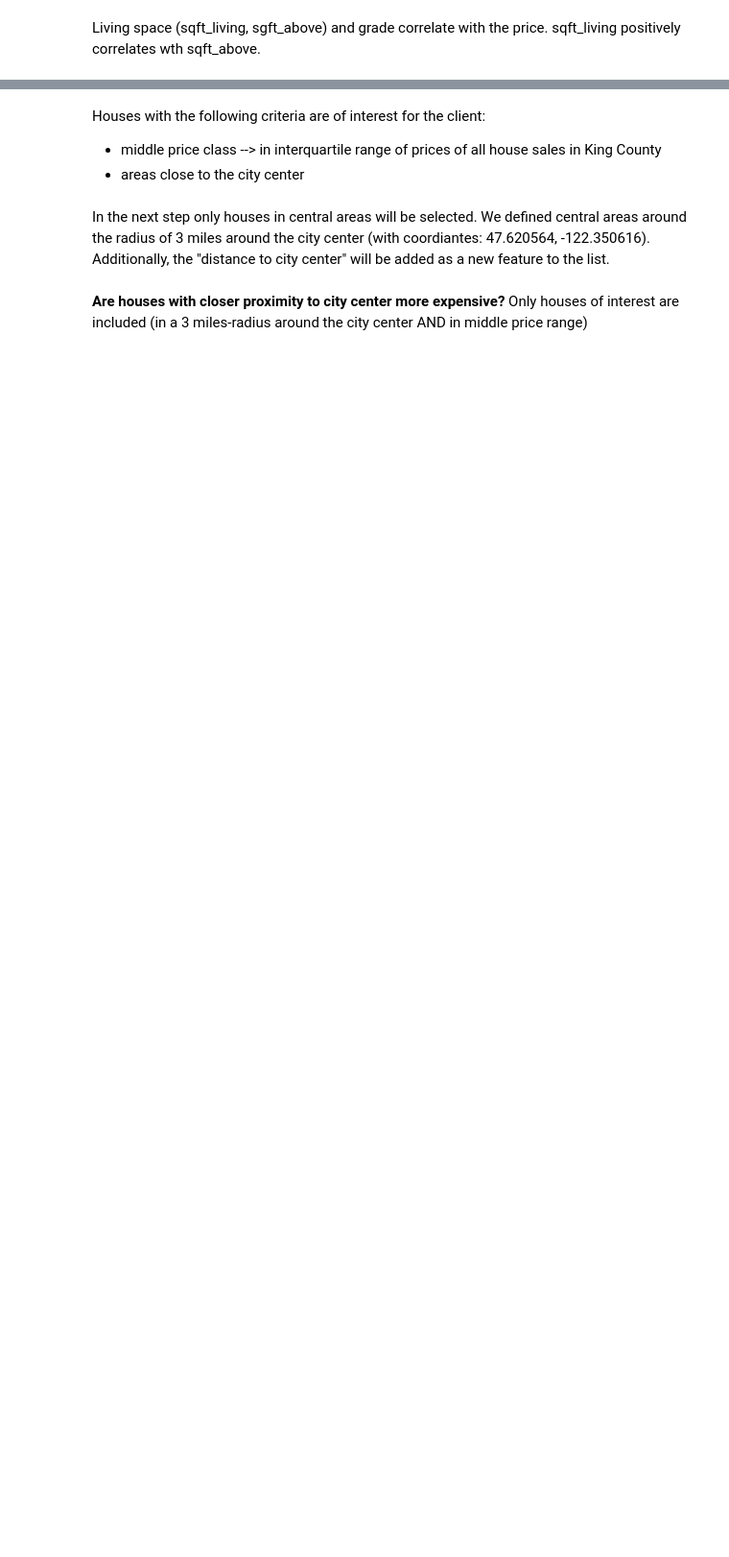
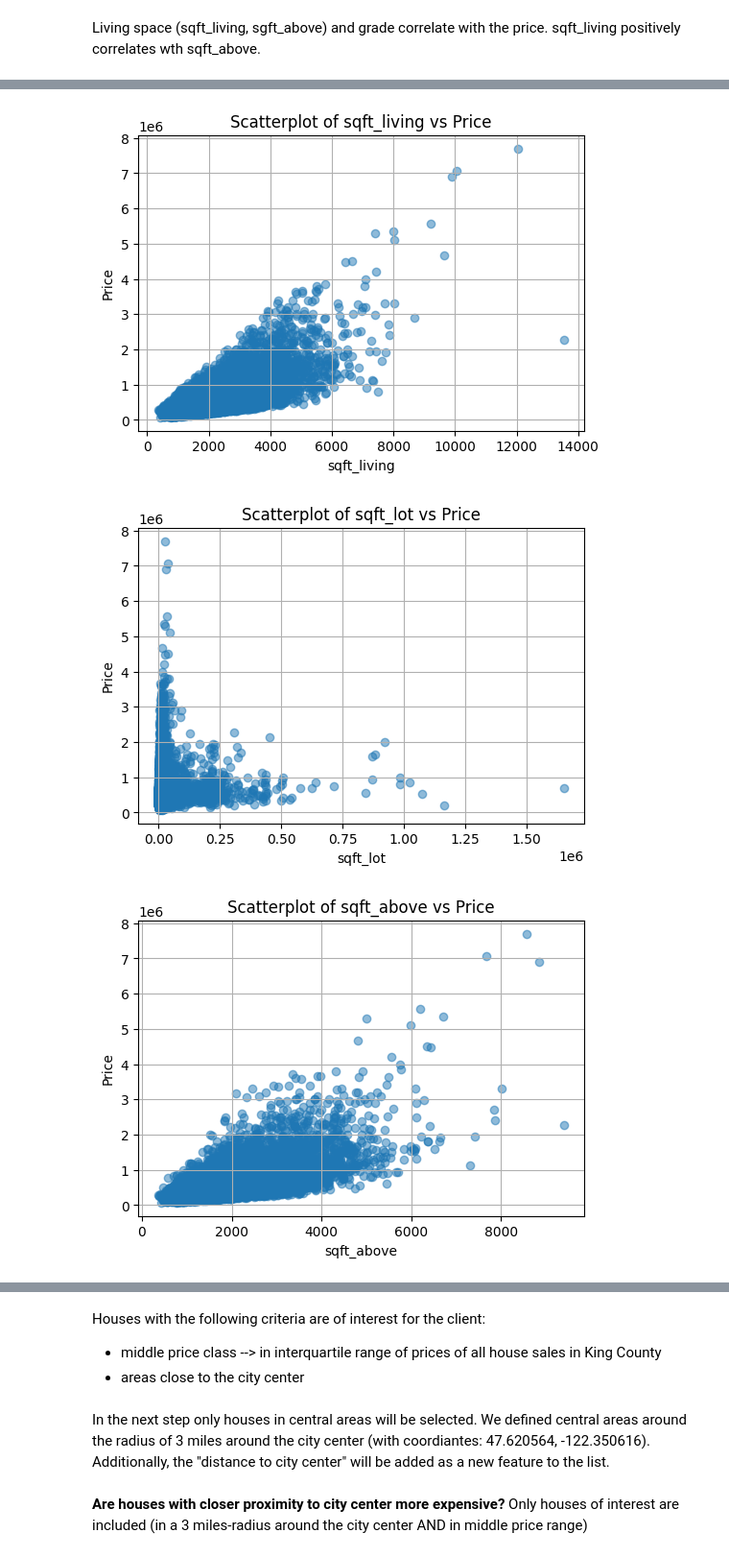
Before and after one commit to eockfen/EDA_King_County_home_sales, a Jupyter notebook: EDA.ipynb, the cells around one changed output, grey strips where cells are left out. Shown at 96% size. Cells and saved outputs as stored; diff of their text form; code cells hidden in the pictures; blank space fills up the shorter version.

```diff
--- a/EDA.ipynb
+++ b/EDA.ipynb
@@ -321,0 +299,14 @@ Living space (sqft_living, sgft_above) and grade correlate with the price. sqft_
+# %%
+# Create scatterplots for each column against 'price'
+for col in columns_of_interest:
+    plt.figure(figsize=(6, 4))
+    plt.scatter(df[col], df['price'], alpha=0.5)
+    plt.title(f'Scatterplot of {col} vs Price')
+    plt.xlabel(col)
+    plt.ylabel('Price')
+    plt.grid(True)
+    plt.show()
+# %% [output]
+[figure, added]
+[figure, added]
+[figure, added]
```
Also changed, not shown: parts of 27 cells of this notebook.
